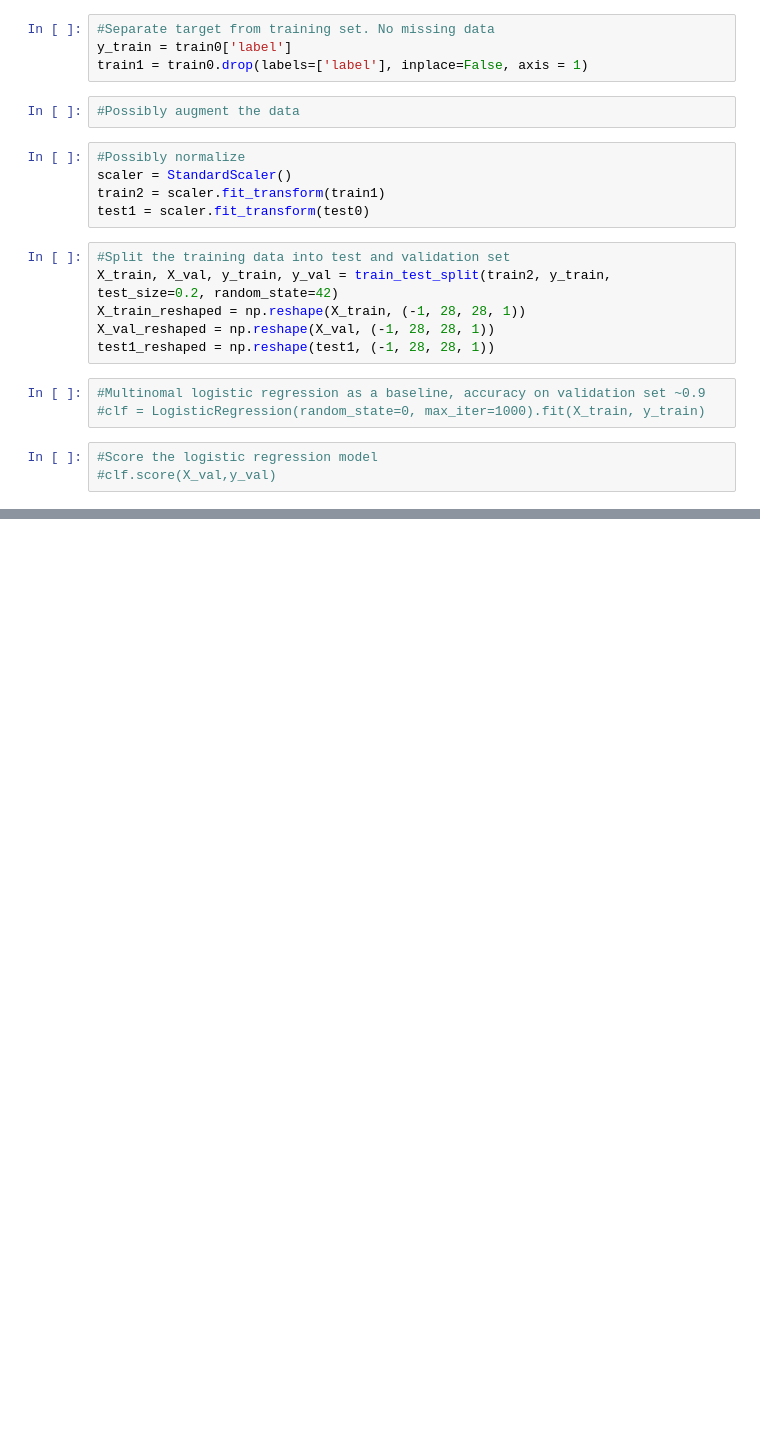
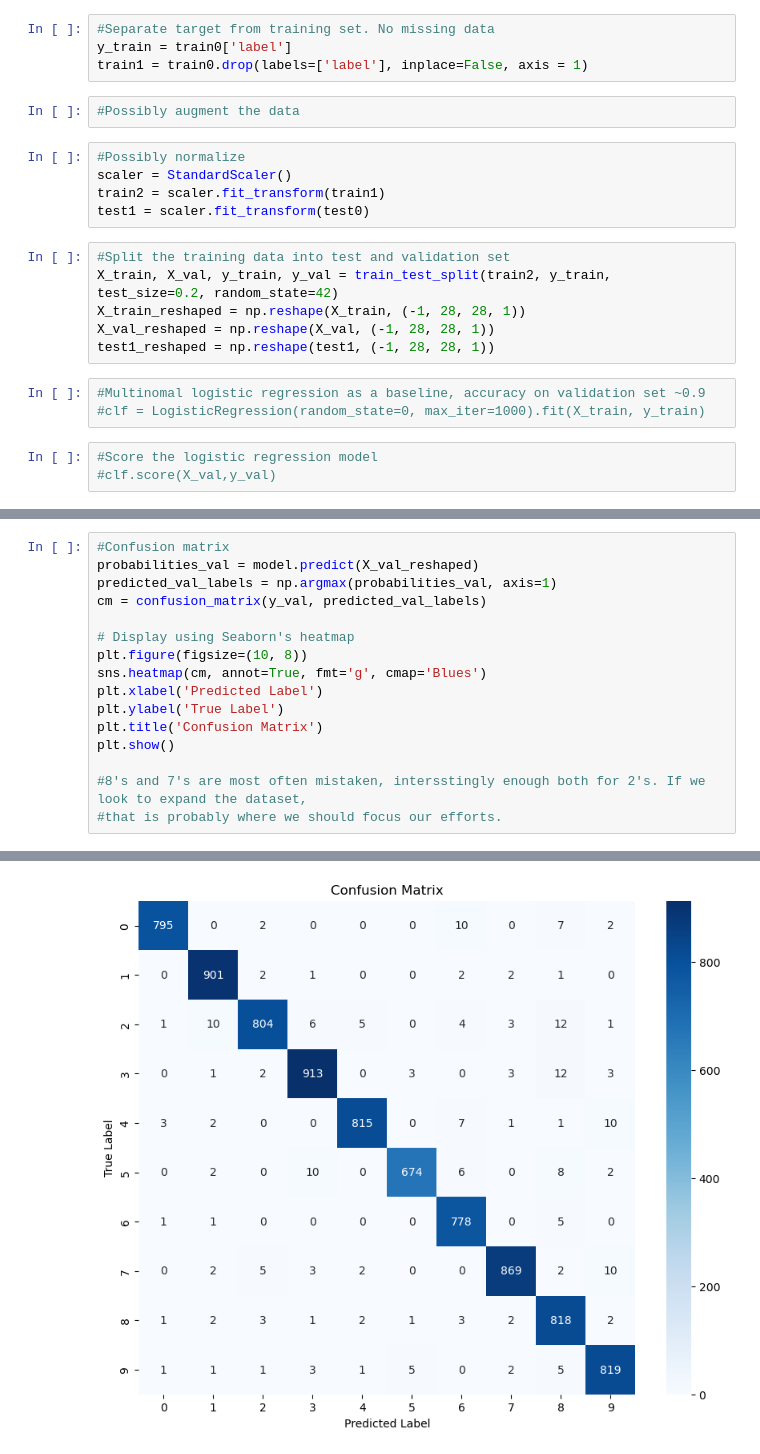
Before and after one commit to m-jalmby/MNIST, a Jupyter notebook: digit-recognizer.ipynb, the cells around one changed output, grey strips where cells are left out. Drawn from its saved outputs; the diff is of its cells as text; blank space fills up the shorter version.

```diff
--- a/digit-recognizer.ipynb
+++ b/digit-recognizer.ipynb
@@ -122,0 +132,17 @@ Validation Accuracy: 97.20%
+# %%
+#Confusion matrix
+probabilities_val = model.predict(X_val_reshaped)
+predicted_val_labels = np.argmax(probabilities_val, axis=1)
+cm = confusion_matrix(y_val, predicted_val_labels)
+
+# Display using Seaborn's heatmap
+plt.figure(figsize=(10, 8))
+sns.heatmap(cm, annot=True, fmt='g', cmap='Blues')
+plt.xlabel('Predicted Label')
+plt.ylabel('True Label')
+plt.title('Confusion Matrix')
+plt.show()
+
+#8's and 7's are most often mistaken, intersstingly enough both for 2's. If we look to expand the dataset,
+#that is probably where we should focus our efforts.
+# %% [output]
@@ -123 +150,2 @@ Validation Accuracy: 97.20%
+[figure, added]
 # %%
```
Also changed, not shown: parts of 12 cells of this notebook, 2 other files.
